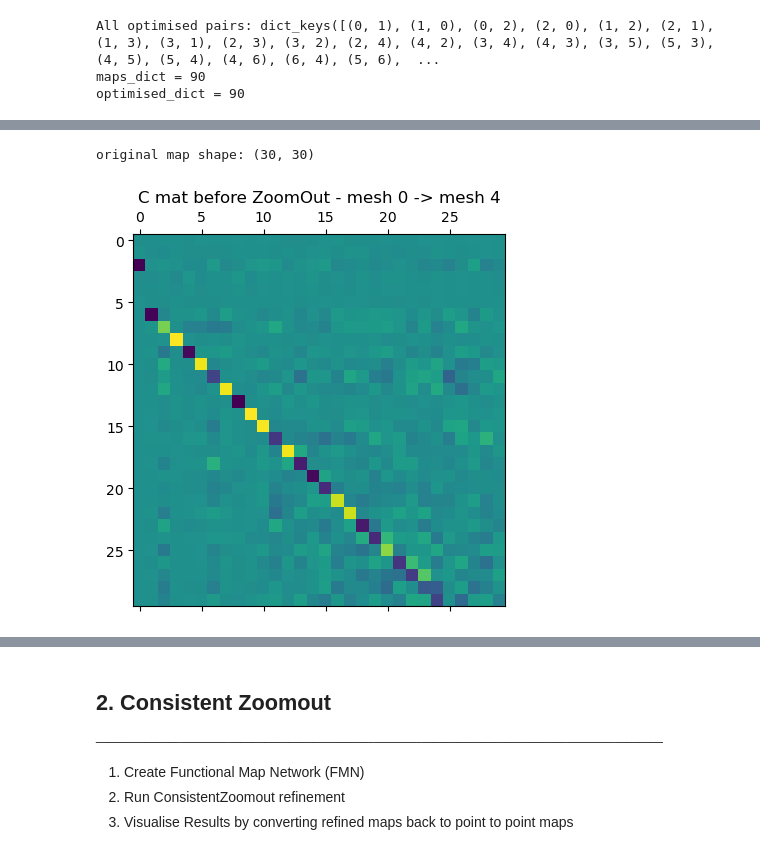
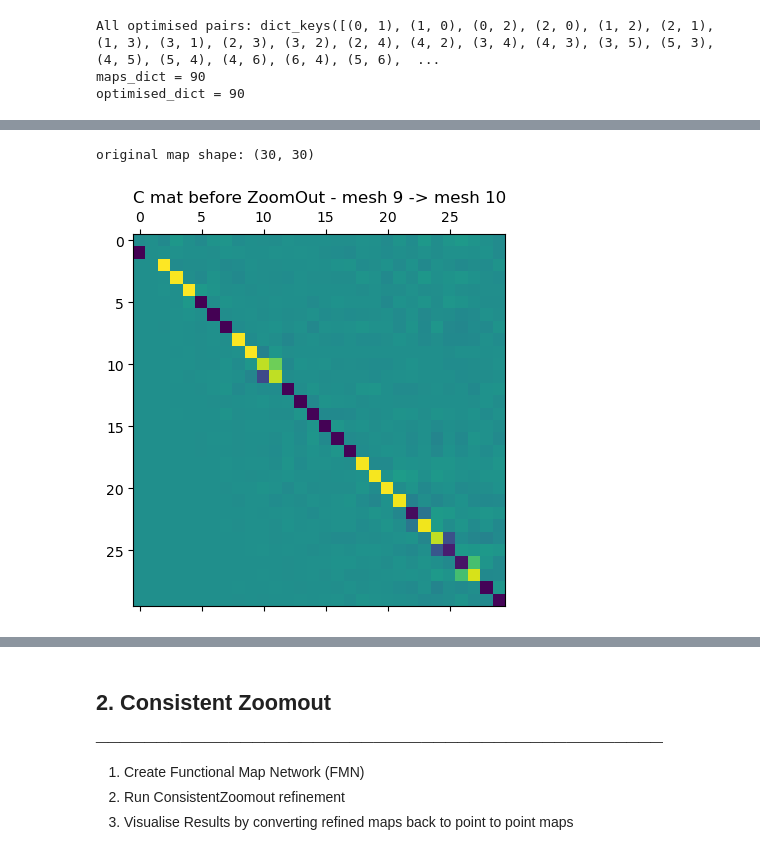
Before and after one commit to Arma1500/capstone2025, a Jupyter notebook: implementation/CZ_implementation_new_meshes.ipynb, the cells around one changed output, grey strips where cells are left out. Cells and saved outputs as stored; diff of their text form; code cells hidden in the pictures.

```diff
--- a/implementation/CZ_implementation_new_meshes.ipynb
+++ b/implementation/CZ_implementation_new_meshes.ipynb
@@ -79,7 +79,7 @@ def clean_mesh(mesh):
 path = os.path.abspath('renders_small_dataset')
 
 start_frame = 1
-end_frame = 5
+end_frame = 10
 frames = [str(i).zfill(4) for i in range(start_frame, end_frame + 1)]
 
 # load meshes
@@ -345,30 +306,30 @@ original map shape: (30, 30)
 # %%
-ind_1 = 0
-ind_2 = 4
+ind_1 = 8
+ind_2 = 9
 
 o_map = maps_dict[(ind_1,ind_2)]
 print(f"original map shape: {o_map.shape}")
 
 plt.matshow(o_map)
-plt.title(f"C mat before ZoomOut - mesh {ind_1} -> mesh {ind_2}")
+plt.title(f"C mat before ZoomOut - mesh {ind_1+1} -> mesh {ind_2+1}")
 plt.show()
 
 # Test Display
 mesh_1 = mesh_list_o3d[ind_1]; mesh_2 = mesh_list_o3d[ind_2]
 verts_1 = np.asarray(mesh_1.vertices)
 verts_2 = np.asarray(mesh_2.vertices)
 
 p2p_map = initial_p2p_map(verts_2,verts_1)
 cmap_1 = visu(verts_1)
 cmap_2 = cmap_1[p2p_map]
 
 # print(verts_1.shape)
 # print(verts_2.shape)
 # print(p2p_map.shape)
 
 double_plot_o3d(mesh_1, mesh_2, cmap_1,cmap_2)
 # %% [output]
 original map shape: (30, 30)
-[figure, old version]
+[figure, new version]
 [interactive output not drawn]
 [interactive output not drawn]
```
Also changed, not shown: parts of 8 cells of this notebook, 1 other file.
